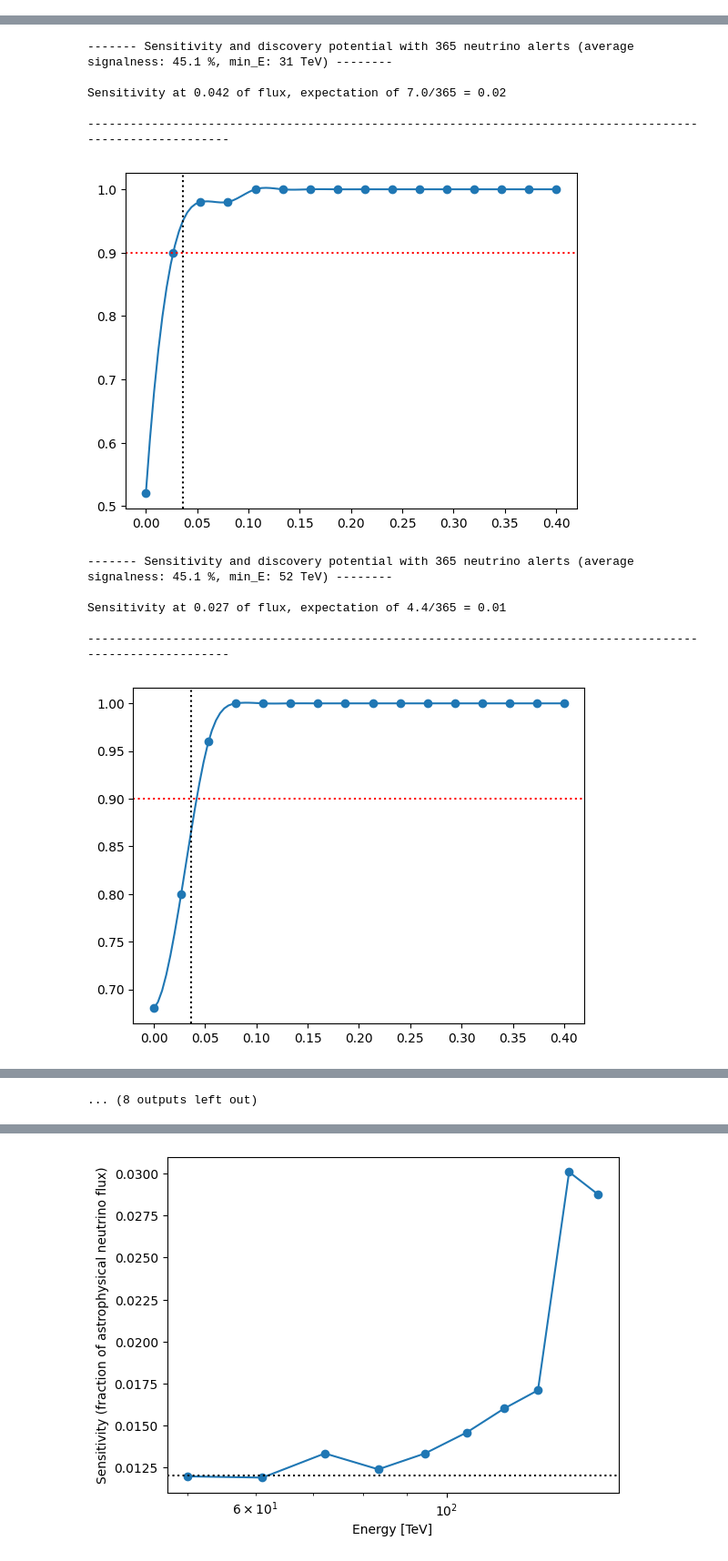
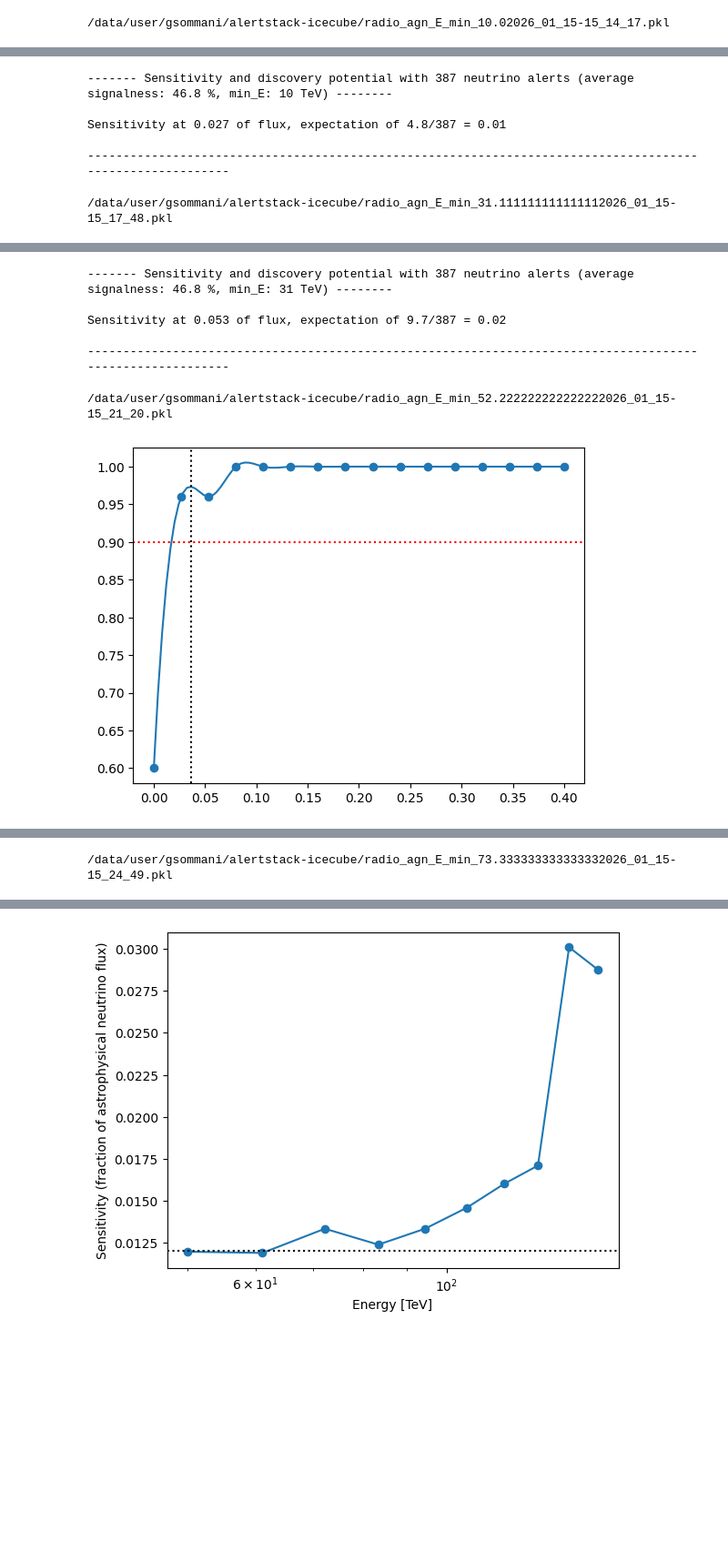
Before and after one commit to icecube/alertstack, a Jupyter notebook: min_sens_energy.ipynb, the cells around one changed output, grey strips where cells are left out. Shown at 91% size. Cells and saved outputs as stored; diff of their text form; code cells hidden in the pictures; blank space fills up the shorter version.

```diff
--- a/min_sens_energy.ipynb
+++ b/min_sens_energy.ipynb
@@ -91,7 +90,7 @@ def find_sens(
 
     analysis.dump_results(additional_tag=additional_tag)
 
-    results = glob.glob(analysis.cache_dir + "/" + additional_tag + "_*")
+    results = glob.glob(analysis.cache_dir + "/" + additional_tag + "*")
     new_res = results[0]
     old_res = old_res_path
 
@@ -174,5 +173,11 @@ for e in es:
         min_E = e,
         fraction = 0.4,
         cache_dir=os.getcwd(),
+        old_res_path=(
+            "/data/user/gsommani/New_Updated_Alerts_Stacking/examples/"
+            "radio_agn_neutrino_alert/cache/2026_01_09-16_27_14.pkl"
+        ),
+        tag="radio_agn"
     ))
 # %% [output]
+/data/user/gsommani/alertstack-icecube/radio_agn_E_min_10.02026_01_15-15_14_17.pkl
@@ -184,0 +185,6 @@ Sensitivity at 0.036 of flux, expectation of 6.0/365 = 0.02
+------- Sensitivity and discovery potential with 387 neutrino alerts (average signalness: 46.8 %, min_E: 10 TeV) --------
+
+Sensitivity at 0.027 of flux, expectation of 4.8/387 = 0.01
+
+----------------------------------------------------------------------------------------------------------
+/data/user/gsommani/alertstack-icecube/radio_agn_E_min_31.111111111111112026_01_15-15_17_48.pkl
@@ -186,12 +192,7 @@ Sensitivity at 0.036 of flux, expectation of 6.0/365 = 0.02
-------- Sensitivity and discovery potential with 365 neutrino alerts (average signalness: 45.1 %, min_E: 31 TeV) --------
-
-Sensitivity at 0.042 of flux, expectation of 7.0/365 = 0.02
-
-----------------------------------------------------------------------------------------------------------
+------- Sensitivity and discovery potential with 387 neutrino alerts (average signalness: 46.8 %, min_E: 31 TeV) --------
+
+Sensitivity at 0.053 of flux, expectation of 9.7/387 = 0.02
+
+----------------------------------------------------------------------------------------------------------
+/data/user/gsommani/alertstack-icecube/radio_agn_E_min_52.222222222222222026_01_15-15_21_20.pkl
-[figure, old version]
+[figure, new version]
-------- Sensitivity and discovery potential with 365 neutrino alerts (average signalness: 45.1 %, min_E: 52 TeV) --------
-
-Sensitivity at 0.027 of flux, expectation of 4.4/365 = 0.01
-
-----------------------------------------------------------------------------------------------------------
-[figure, old version]
@@ -213,3 +202,3 @@ Sensitivity at 0.093 of flux, expectation of 11.9/256 = 0.05
 
 ----------------------------------------------------------------------------------------------------------
-... (8 outputs left out)
+/data/user/gsommani/alertstack-icecube/radio_agn_E_min_73.333333333333332026_01_15-15_24_49.pkl
```
Also changed, not shown: parts of 6 cells of this notebook.
